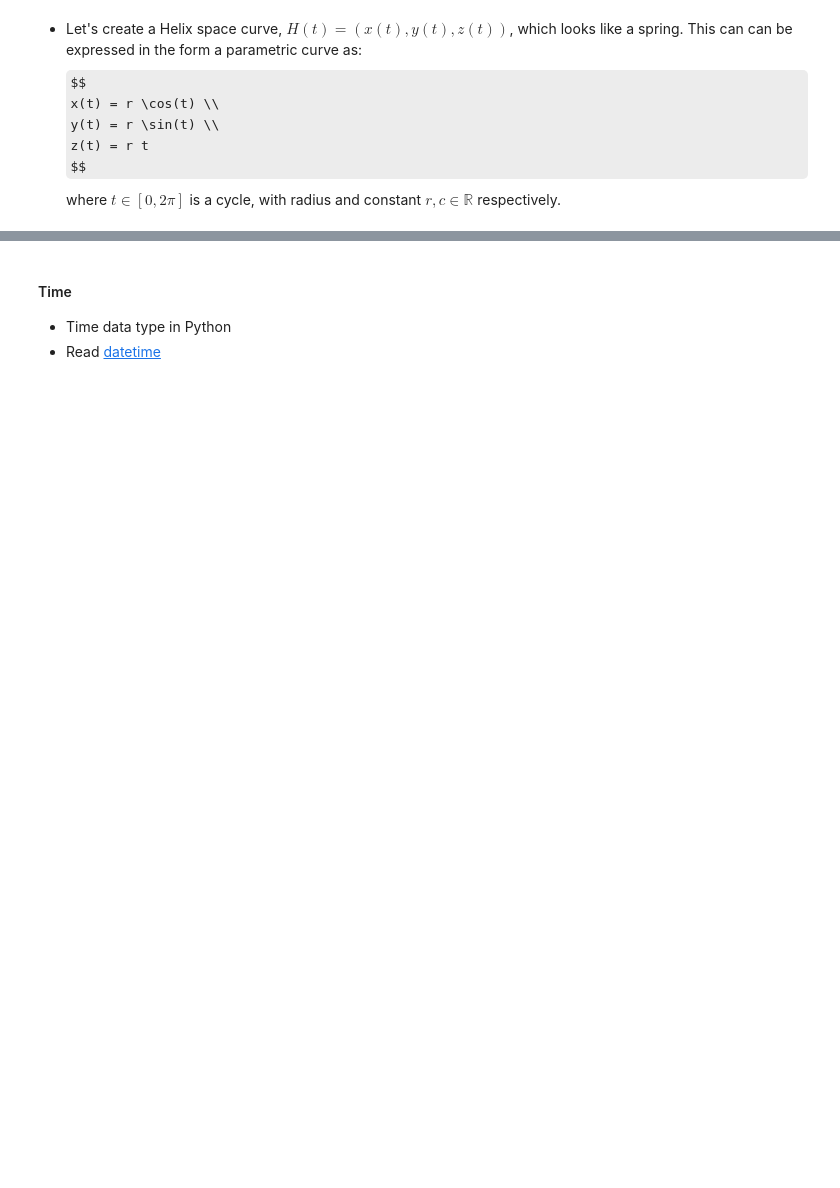
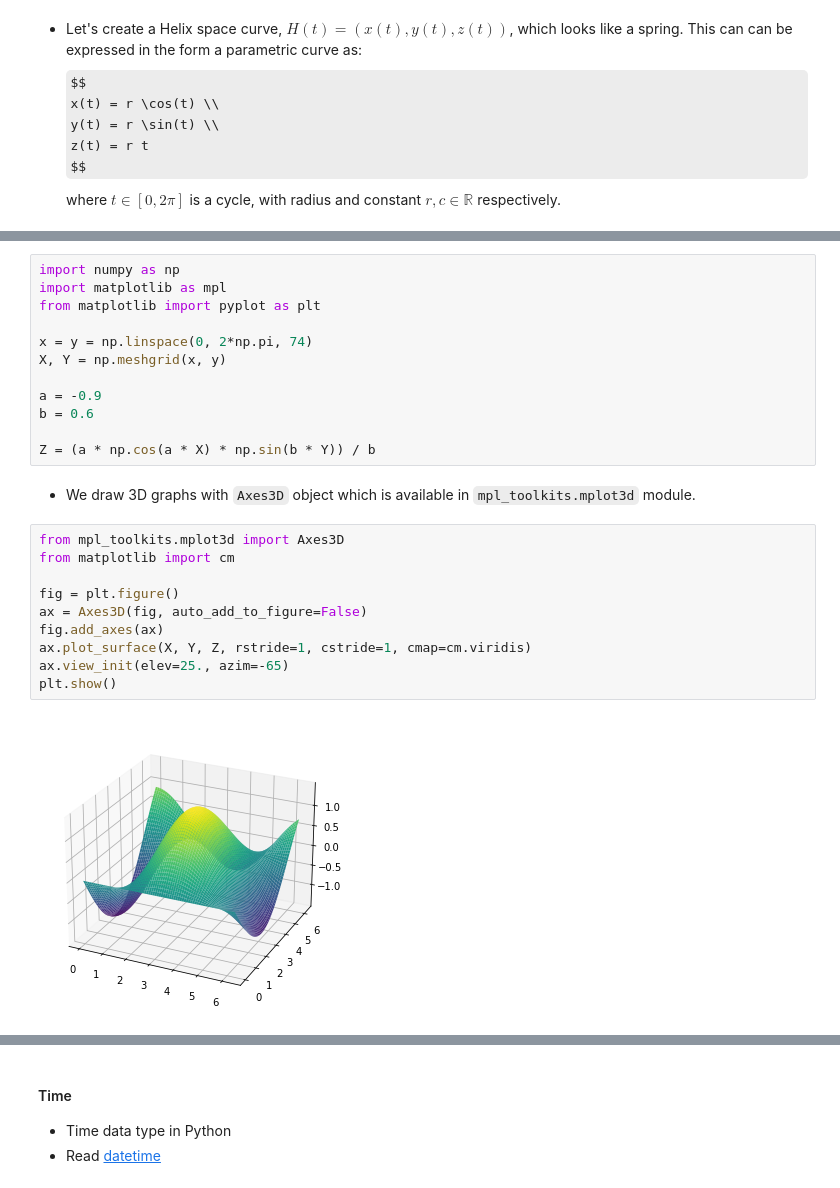
Before and after one commit to gob1thaasan/ScientificComputingWithPython, a Jupyter notebook: NotebookLectures/Chapter4.ipynb, the cells around one changed output, grey strips where cells are left out. Saved outputs shown, nothing was run; the diff lists cells and outputs as text; some formulas as TeX source; blank space fills up the shorter version.

```diff
--- a/NotebookLectures/Chapter4.ipynb
+++ b/NotebookLectures/Chapter4.ipynb
@@ -452,0 +466,26 @@ plt.show()
+# %%
+import numpy as np
+import matplotlib as mpl
+from matplotlib import pyplot as plt
+
+x = y = np.linspace(0, 2*np.pi, 74)
+X, Y = np.meshgrid(x, y)
+
+a = -0.9
+b = 0.6
+
+Z = (a * np.cos(a * X) * np.sin(b * Y)) / b
+# %% [markdown]
+- We draw 3D graphs with `Axes3D` object which is available in `mpl_toolkits.mplot3d` module.
+# %%
+from mpl_toolkits.mplot3d import Axes3D
+from matplotlib import cm
+
+fig = plt.figure()
+ax = Axes3D(fig, auto_add_to_figure=False)
+fig.add_axes(ax)
+ax.plot_surface(X, Y, Z, rstride=1, cstride=1, cmap=cm.viridis)
+ax.view_init(elev=25., azim=-65)
+plt.show()
+# %% [output]
+[figure, added]
```
Also changed, not shown: parts of 84 cells of this notebook.
